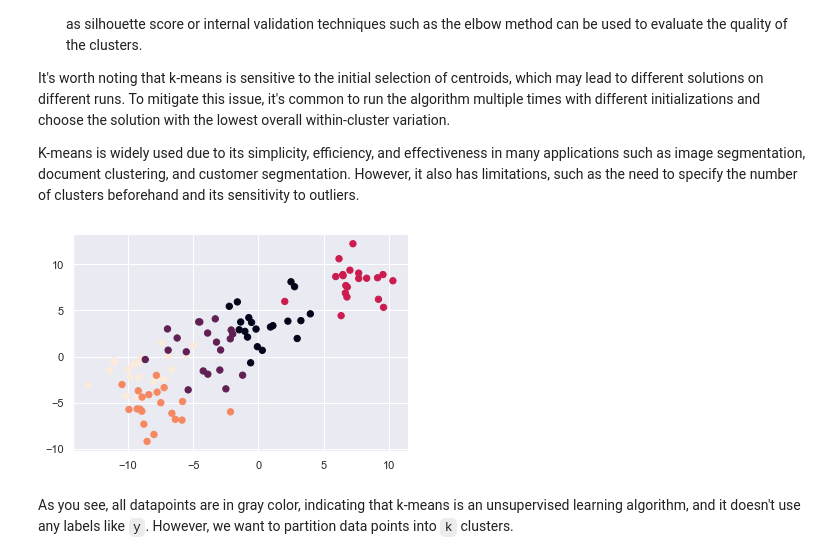
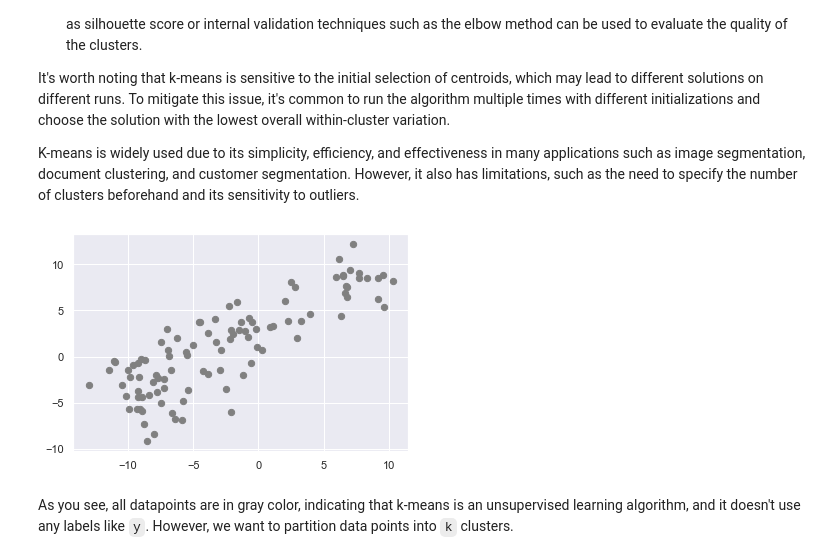
Before and after one commit to Rahdar82/Machine_Learning_2022, a Jupyter notebook: 16-How_K-means_works.ipynb, the cells around one changed output. Cells and saved outputs as stored; diff of their text form; code cells hidden in the pictures.

```diff
--- a/16-How_K-means_works.ipynb
+++ b/16-How_K-means_works.ipynb
@@ -37,12 +37,12 @@ from sklearn.datasets import make_blobs
 # %%
 # generate synthetic data
 X, y = make_blobs(n_samples=100, centers=5,
                   cluster_std=2, random_state=3)
 
 # plot the data
-plt.scatter(X[:, 0], X[:, 1], c=y, s=40);
+plt.scatter(X[:, 0], X[:, 1], c='gray', s=40);
 # %% [output]
-[figure, old version]
+[figure, new version]
 # %% [markdown]
 As you see, all datapoints are in gray color, indicating that k-means is an unsupervised learning algorithm, and it doesn't use any labels like `y`. However, we want to partition data points into `k` clusters.
 # %% [markdown]
```
Also changed, not shown: parts of 9 cells of this notebook.
